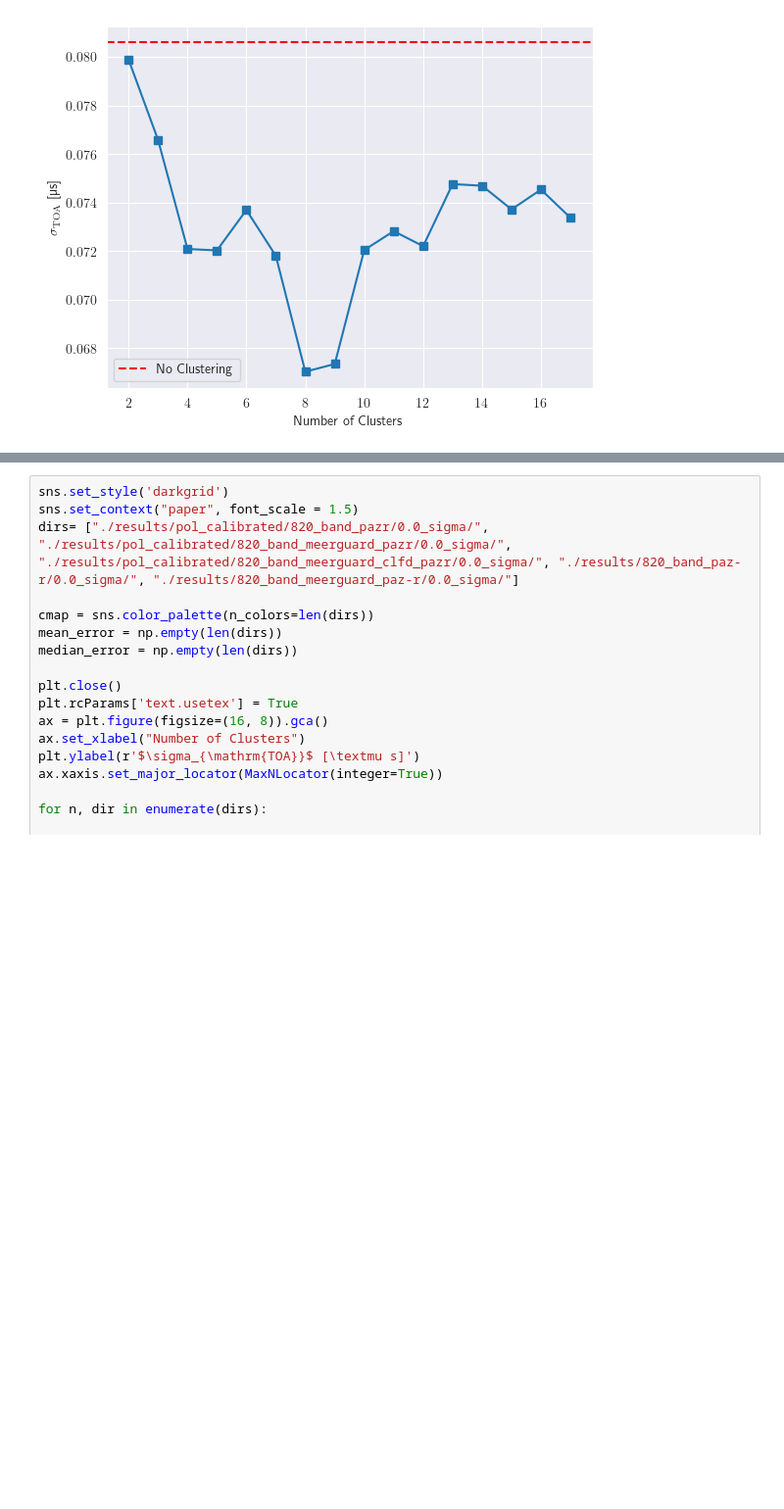
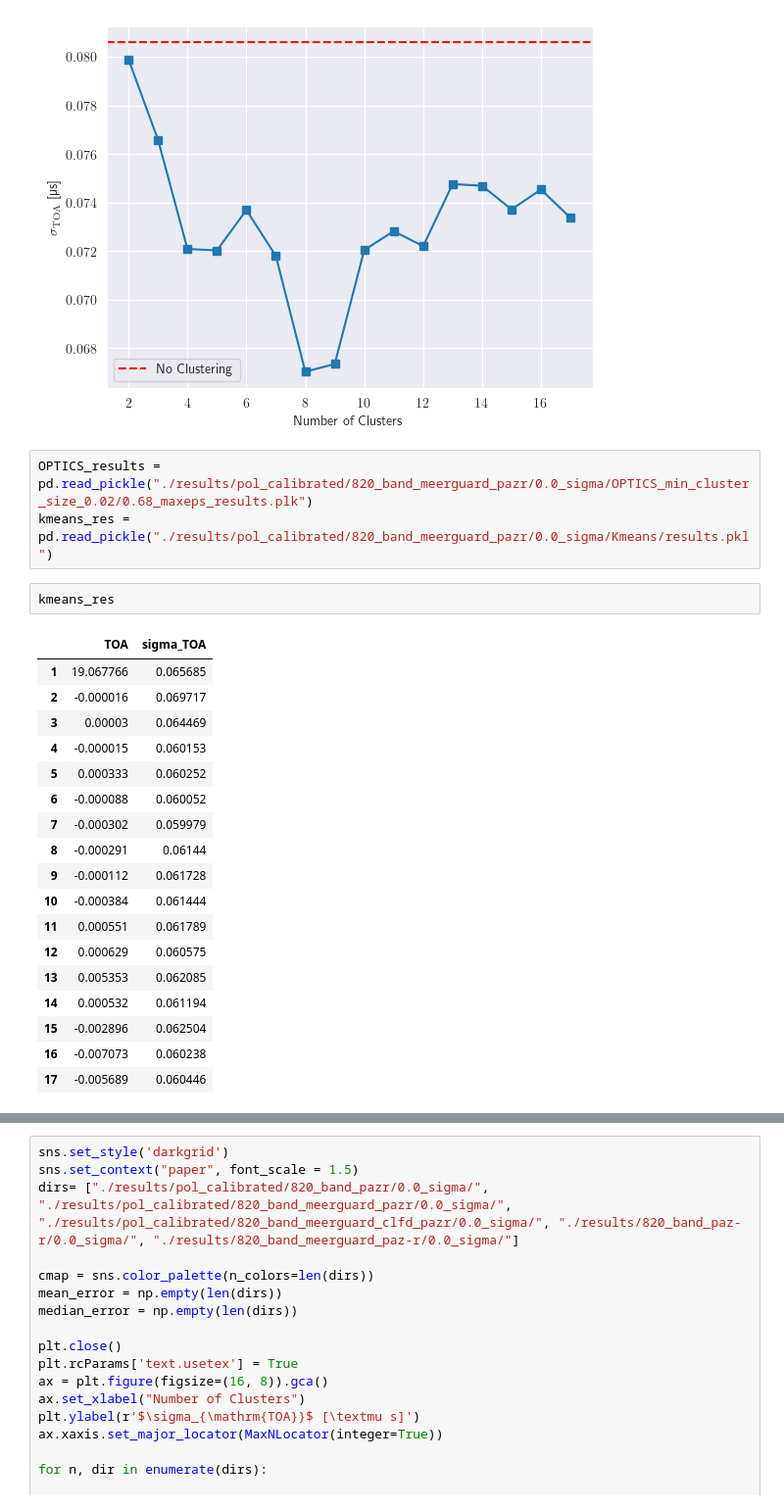
Before and after one commit to sophiasosafiscella/highfluencetiming, a Jupyter notebook: plot_results.ipynb, the cells around one changed output, grey strips where cells are left out. Shown at 98% size. Cells and saved outputs as stored; diff of their text form; blank space fills up the shorter version.

```diff
--- a/plot_results.ipynb
+++ b/plot_results.ipynb
@@ -172,6 +172,30 @@ dir: str = "./results/820_band_MeerGuard_paz-r/0.0_sigma/"
 plot_sigma_vs_k(pd.read_pickle(dir + "results.pkl"), dir, "Kmeans")
 # %% [output]
 [figure]
+# %%
+OPTICS_results = pd.read_pickle("./results/pol_calibrated/820_band_meerguard_pazr/0.0_sigma/OPTICS_min_cluster_size_0.02/0.68_maxeps_results.plk")
+kmeans_res = pd.read_pickle("./results/pol_calibrated/820_band_meerguard_pazr/0.0_sigma/Kmeans/results.pkl")
+# %%
+kmeans_res
+# %% [output]
+|  | TOA | sigma_TOA |
+| 1 | 19.067766 | 0.065685 |
+| 2 | -0.000016 | 0.069717 |
+| 3 | 0.00003 | 0.064469 |
+| 4 | -0.000015 | 0.060153 |
+| 5 | 0.000333 | 0.060252 |
+| 6 | -0.000088 | 0.060052 |
+| 7 | -0.000302 | 0.059979 |
+| 8 | -0.000291 | 0.06144 |
+| 9 | -0.000112 | 0.061728 |
+| 10 | -0.000384 | 0.061444 |
+| 11 | 0.000551 | 0.061789 |
+| 12 | 0.000629 | 0.060575 |
+| 13 | 0.005353 | 0.062085 |
+| 14 | 0.000532 | 0.061194 |
+| 15 | -0.002896 | 0.062504 |
+| 16 | -0.007073 | 0.060238 |
+| 17 | -0.005689 | 0.060446 |
 # %%
 meanshift_res = np.load("./results/pol_calibrated/820_band_meerguard_pazr/0.0_sigma/MeanShift/results.npy", allow_pickle=True)
 kmeans_res = pd.read_pickle("./results/pol_calibrated/820_band_meerguard_pazr/0.0_sigma/Kmeans/results.pkl")
```
Also changed, not shown: parts of 1 cell of this notebook, 3 other files.
